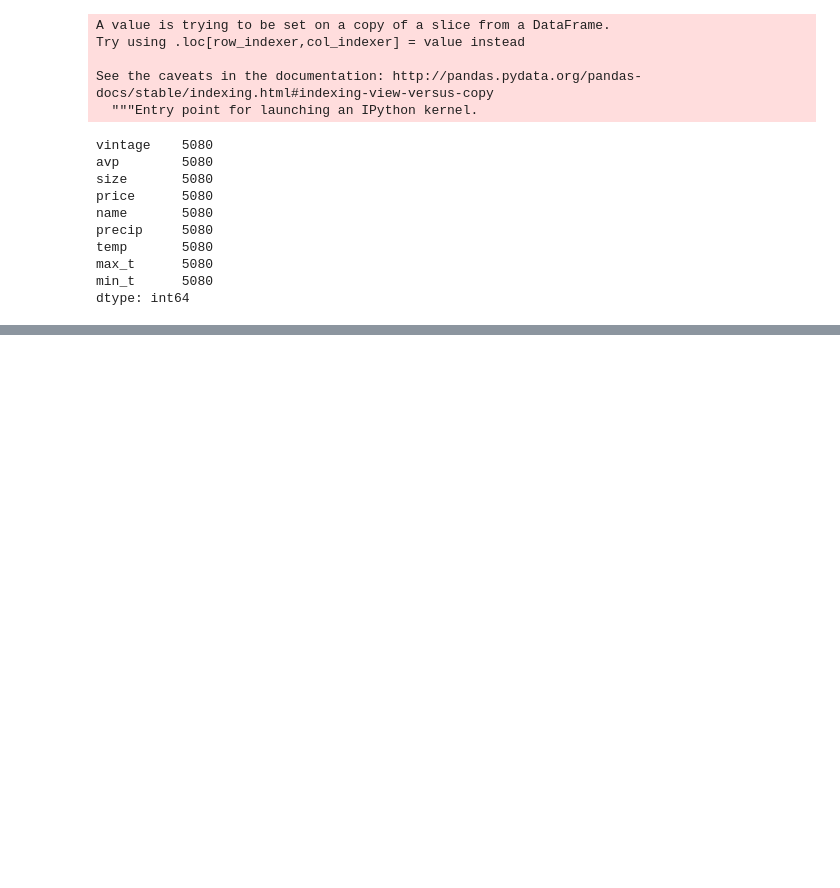
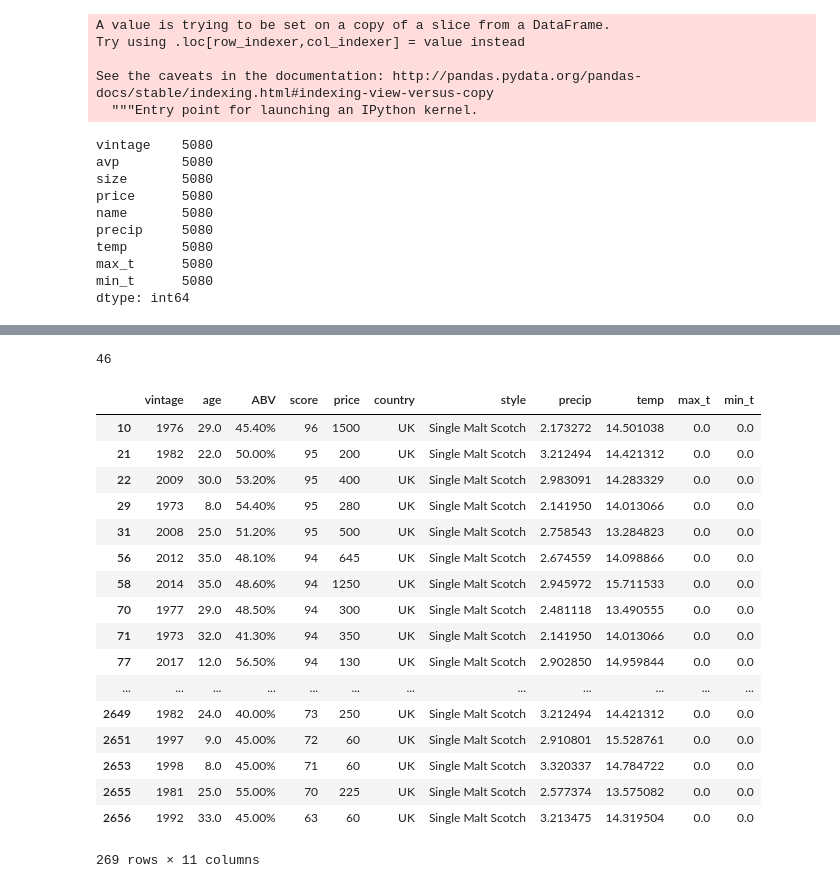
Before and after one commit to Axemen/Project-3, a Jupyter notebook: clean-data/Whiskey_data/Merging_weather_whiskey.ipynb, the cells around one changed output, grey strips where cells are left out. Cells and saved outputs as stored; diff of their text form; code cells hidden in the pictures; blank space fills up the shorter version.

```diff
--- a/clean-data/Whiskey_data/Merging_weather_whiskey.ipynb
+++ b/clean-data/Whiskey_data/Merging_weather_whiskey.ipynb
@@ -106,0 +139,10 @@ df_whisky.to_csv('whisky-weather-data.csv', index = False)
+# %%
+df_whisky.rename(columns= {
+    'Year Distrilled': 'vintage',
+    'age in cast': 'age',
+    'Review Score (Points)':'score',
+    ' price ':'price',
+    'Original Style':'style'
+}, inplace = True)
+# %%
+df_whisky['vintage'] = df_whisky['vintage'].astype('int32')
@@ -106,0 +151,16 @@ df_whisky.to_csv('whisky-weather-data.csv', index = False)
+# %%
+df_whisky['precip'] = 0.0
+df_whisky['temp'] = 0.0
+# %%
+E = 0
+for i in range(len(df_whisky_uk)):
+    year = df_whisky_uk.iat[i, 0]
+    year_weather = df_weather.loc[df_weather['vintage'] == year]
+    try:
+        df_whisky_uk.iat[i, 7] = year_weather.iat[0, 1]
+        df_whisky_uk.iat[i, 8] = year_weather.iat[0, 2]
+    except Exception as e:
+        E += 1
+print(E)
+# %% [output]
+46
@@ -106,0 +169,23 @@ df_whisky.to_csv('whisky-weather-data.csv', index = False)
+# %%
+df_whisky_uk = df_whisky.loc[df_whisky['country'] == 'UK']
+# %%
+df_whisky_uk.loc[df_whisky_uk['vintage'] >= 1973]
+# %% [output]
+|  | vintage | age | ABV | score | price | country | style | precip | temp | max_t | min_t |
+| 10 | 1976 | 29.0 | 45.40% | 96 | 1500 | UK | Single Malt Scotch | 2.173272 | 14.501038 | 0.0 | 0.0 |
+| 21 | 1982 | 22.0 | 50.00% | 95 | 200 | UK | Single Malt Scotch | 3.212494 | 14.421312 | 0.0 | 0.0 |
+| 22 | 2009 | 30.0 | 53.20% | 95 | 400 | UK | Single Malt Scotch | 2.983091 | 14.283329 | 0.0 | 0.0 |
+| 29 | 1973 | 8.0 | 54.40% | 95 | 280 | UK | Single Malt Scotch | 2.141950 | 14.013066 | 0.0 | 0.0 |
+| 31 | 2008 | 25.0 | 51.20% | 95 | 500 | UK | Single Malt Scotch | 2.758543 | 13.284823 | 0.0 | 0.0 |
+| 56 | 2012 | 35.0 | 48.10% | 94 | 645 | UK | Single Malt Scotch | 2.674559 | 14.098866 | 0.0 | 0.0 |
+| 58 | 2014 | 35.0 | 48.60% | 94 | 1250 | UK | Single Malt Scotch | 2.945972 | 15.711533 | 0.0 | 0.0 |
+| 70 | 1977 | 29.0 | 48.50% | 94 | 300 | UK | Single Malt Scotch | 2.481118 | 13.490555 | 0.0 | 0.0 |
+| 71 | 1973 | 32.0 | 41.30% | 94 | 350 | UK | Single Malt Scotch | 2.141950 | 14.013066 | 0.0 | 0.0 |
+| 77 | 2017 | 12.0 | 56.50% | 94 | 130 | UK | Single Malt Scotch | 2.902850 | 14.959844 | 0.0 | 0.0 |
+| ... | ... | ... | ... | ... | ... | ... | ... | ... | ... | ... | ... |
+| 2649 | 1982 | 24.0 | 40.00% | 73 | 250 | UK | Single Malt Scotch | 3.212494 | 14.421312 | 0.0 | 0.0 |
+| 2651 | 1997 | 9.0 | 45.00% | 72 | 60 | UK | Single Malt Scotch | 2.910801 | 15.528761 | 0.0 | 0.0 |
+| 2653 | 1998 | 8.0 | 45.00% | 71 | 60 | UK | Single Malt Scotch | 3.320337 | 14.784722 | 0.0 | 0.0 |
+| 2655 | 1981 | 25.0 | 55.00% | 70 | 225 | UK | Single Malt Scotch | 2.577374 | 13.575082 | 0.0 | 0.0 |
+| 2656 | 1992 | 33.0 | 45.00% | 63 | 60 | UK | Single Malt Scotch | 3.213475 | 14.319504 | 0.0 | 0.0 |
+269 rows × 11 columns
```
Also changed, not shown: parts of 20 cells of this notebook, 18 other files.
